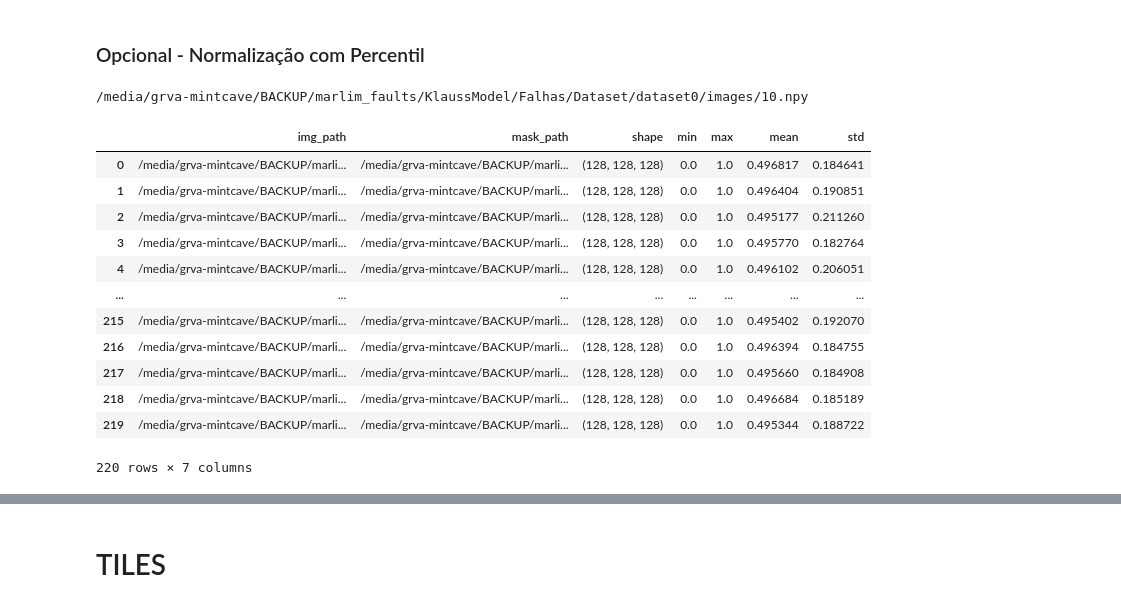
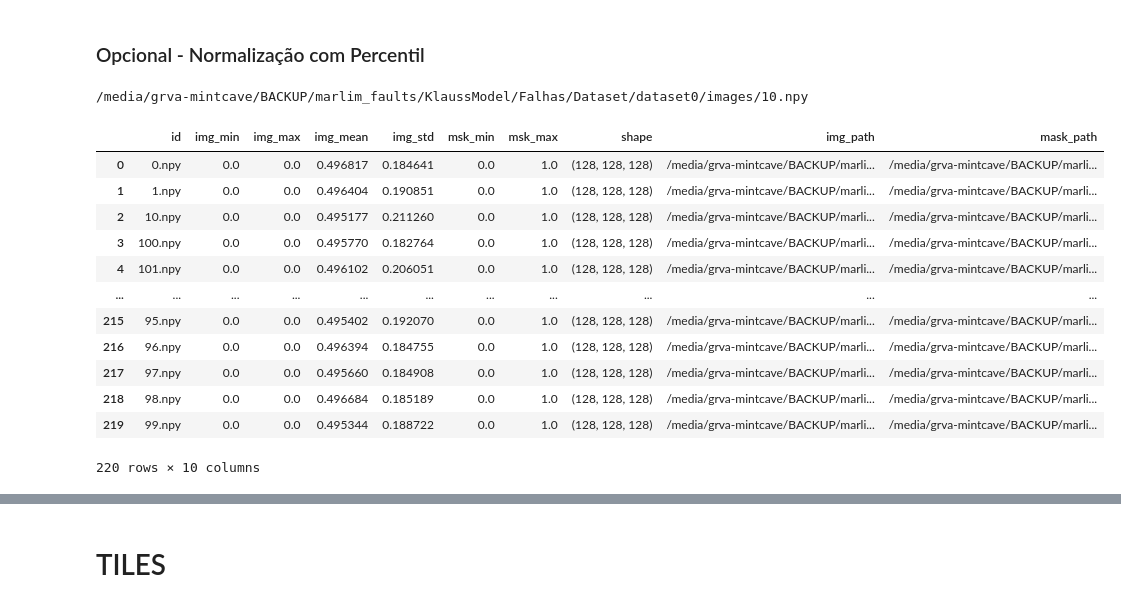
Before and after one commit to KlaussMarchi/Falhas, a Jupyter notebook: Dataset/dataset0/Format.ipynb, the cells around one changed output, grey strips where cells are left out. Drawn from its saved outputs; the diff is of its cells as text; code cells hidden in the pictures.

```diff
--- a/Dataset/dataset0/Format.ipynb
+++ b/Dataset/dataset0/Format.ipynb
@@ -127,32 +146,46 @@ for img_path, msk_path in tqdm(zip(images, masks), total=len(images)):
     np.save(os.path.join('images', file_name), img)
     np.save(os.path.join('masks',  file_name),  msk)
 # %%
-df = pd.DataFrame()
-df['img_path']  = [file for file in getFiles('images')]
-df['mask_path'] = [file for file in getFiles('masks')]
-df['shape']     = [np.load(path).shape for path in df.img_path]
-df['min']  = [np.min(np.load(path))  for path in df.img_path]
-df['max']  = [np.max(np.load(path))  for path in df.img_path]
-df['mean'] = [np.mean(np.load(path)) for path in df.img_path]
-df['std']  = [np.std(np.load(path))  for path in df.img_path]
+df = []
 
+for img_path, mask_path in tqdm(zip(getFiles('images'), getFiles('masks'))):
+    img  = np.load(img_path)
+    mask = np.load(mask_path)
+    data = dict()
+
+    data['id'] = Path(img_path).name
+    data['img_min']  = np.min(img)
+    data['img_max']  = np.max(img)
+    data['img_mean'] = np.mean(img)
+    data['img_std']  = np.std(img)
+
+    data['msk_min'] = np.min(mask)
+    data['msk_max'] = np.max(mask)
+
+    data['shape'] = img.shape
+    data['img_path']  = img_path
+    data['mask_path'] = mask_path
+    df.append(data)
+
+
+df = pd.DataFrame(df)
 print(df.img_path.iloc[2])
 df
 # %% [output]
 /media/grva-mintcave/BACKUP/marlim_faults/KlaussModel/Falhas/Dataset/dataset0/images/10.npy
-|  | img_path | mask_path | shape | min | max | mean | std |
-| 0 | /media/grva-mintcave/BACKUP/marli... | /media/grva-mintcave/BACKUP/marli... | (128, 128, 128) | 0.0 | 1.0 | 0.496817 | 0.184641 |
-| 1 | /media/grva-mintcave/BACKUP/marli... | /media/grva-mintcave/BACKUP/marli... | (128, 128, 128) | 0.0 | 1.0 | 0.496404 | 0.190851 |
-| 2 | /media/grva-mintcave/BACKUP/marli... | /media/grva-mintcave/BACKUP/marli... | (128, 128, 128) | 0.0 | 1.0 | 0.495177 | 0.211260 |
-| 3 | /media/grva-mintcave/BACKUP/marli... | /media/grva-mintcave/BACKUP/marli... | (128, 128, 128) | 0.0 | 1.0 | 0.495770 | 0.182764 |
-| 4 | /media/grva-mintcave/BACKUP/marli... | /media/grva-mintcave/BACKUP/marli... | (128, 128, 128) | 0.0 | 1.0 | 0.496102 | 0.206051 |
-| ... | ... | ... | ... | ... | ... | ... | ... |
-| 215 | /media/grva-mintcave/BACKUP/marli... | /media/grva-mintcave/BACKUP/marli... | (128, 128, 128) | 0.0 | 1.0 | 0.495402 | 0.192070 |
-| 216 | /media/grva-mintcave/BACKUP/marli... | /media/grva-mintcave/BACKUP/marli... | (128, 128, 128) | 0.0 | 1.0 | 0.496394 | 0.184755 |
-| 217 | /media/grva-mintcave/BACKUP/marli... | /media/grva-mintcave/BACKUP/marli... | (128, 128, 128) | 0.0 | 1.0 | 0.495660 | 0.184908 |
-| 218 | /media/grva-mintcave/BACKUP/marli... | /media/grva-mintcave/BACKUP/marli... | (128, 128, 128) | 0.0 | 1.0 | 0.496684 | 0.185189 |
-| 219 | /media/grva-mintcave/BACKUP/marli... | /media/grva-mintcave/BACKUP/marli... | (128, 128, 128) | 0.0 | 1.0 | 0.495344 | 0.188722 |
+|  | id | img_min | img_max | img_mean | img_std | msk_min | msk_max | shape | img_path | mask_path |
+| 0 | 0.npy | 0.0 | 0.0 | 0.496817 | 0.184641 | 0.0 | 1.0 | (128, 128, 128) | /media/grva-mintcave/BACKUP/marli... | /media/grva-mintcave/BACKUP/marli... |
+| 1 | 1.npy | 0.0 | 0.0 | 0.496404 | 0.190851 | 0.0 | 1.0 | (128, 128, 128) | /media/grva-mintcave/BACKUP/marli... | /media/grva-mintcave/BACKUP/marli... |
+| 2 | 10.npy | 0.0 | 0.0 | 0.495177 | 0.211260 | 0.0 | 1.0 | (128, 128, 128) | /media/grva-mintcave/BACKUP/marli... | /media/grva-mintcave/BACKUP/marli... |
+| 3 | 100.npy | 0.0 | 0.0 | 0.495770 | 0.182764 | 0.0 | 1.0 | (128, 128, 128) | /media/grva-mintcave/BACKUP/marli... | /media/grva-mintcave/BACKUP/marli... |
+| 4 | 101.npy | 0.0 | 0.0 | 0.496102 | 0.206051 | 0.0 | 1.0 | (128, 128, 128) | /media/grva-mintcave/BACKUP/marli... | /media/grva-mintcave/BACKUP/marli... |
+| ... | ... | ... | ... | ... | ... | ... | ... | ... | ... | ... |
+| 215 | 95.npy | 0.0 | 0.0 | 0.495402 | 0.192070 | 0.0 | 1.0 | (128, 128, 128) | /media/grva-mintcave/BACKUP/marli... | /media/grva-mintcave/BACKUP/marli... |
+| 216 | 96.npy | 0.0 | 0.0 | 0.496394 | 0.184755 | 0.0 | 1.0 | (128, 128, 128) | /media/grva-mintcave/BACKUP/marli... | /media/grva-mintcave/BACKUP/marli... |
+| 217 | 97.npy | 0.0 | 0.0 | 0.495660 | 0.184908 | 0.0 | 1.0 | (128, 128, 128) | /media/grva-mintcave/BACKUP/marli... | /media/grva-mintcave/BACKUP/marli... |
+| 218 | 98.npy | 0.0 | 0.0 | 0.496684 | 0.185189 | 0.0 | 1.0 | (128, 128, 128) | /media/grva-mintcave/BACKUP/marli... | /media/grva-mintcave/BACKUP/marli... |
+| 219 | 99.npy | 0.0 | 0.0 | 0.495344 | 0.188722 | 0.0 | 1.0 | (128, 128, 128) | /media/grva-mintcave/BACKUP/marli... | /media/grva-mintcave/BACKUP/marli... |
-220 rows × 7 columns
+220 rows × 10 columns
 # %%
 if OPTIONS.get('img_size') is None:
     df.to_csv('../DataBase.csv', index=None)
```
Also changed, not shown: parts of 4 cells of this notebook, 13 other files.
